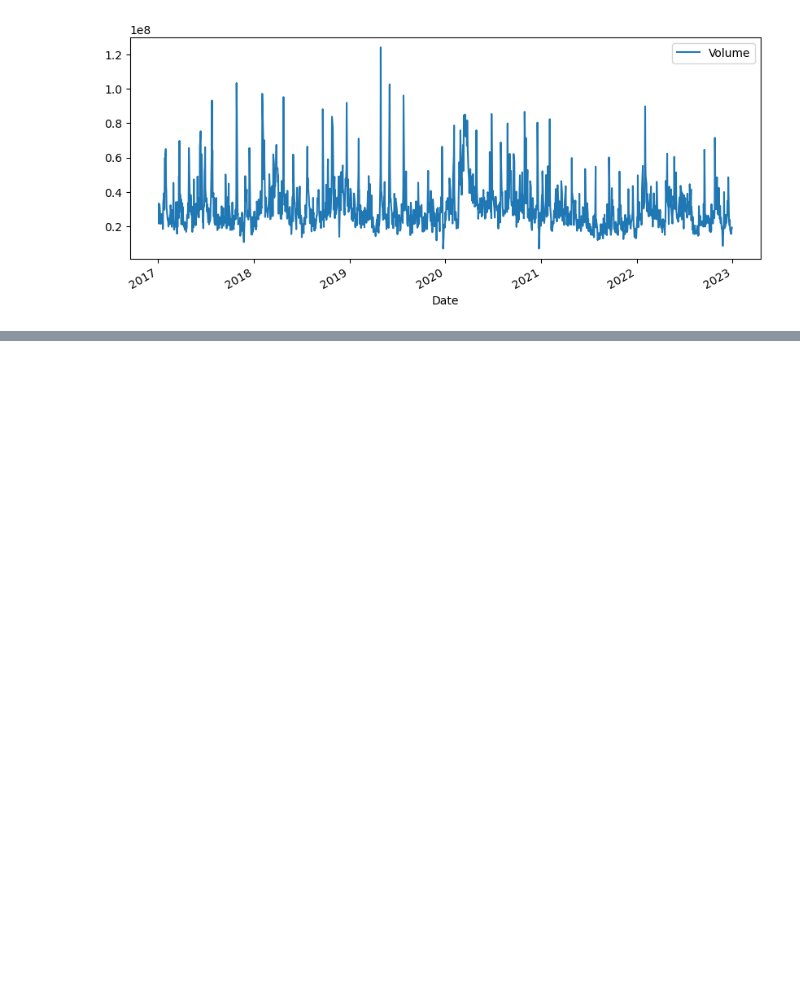
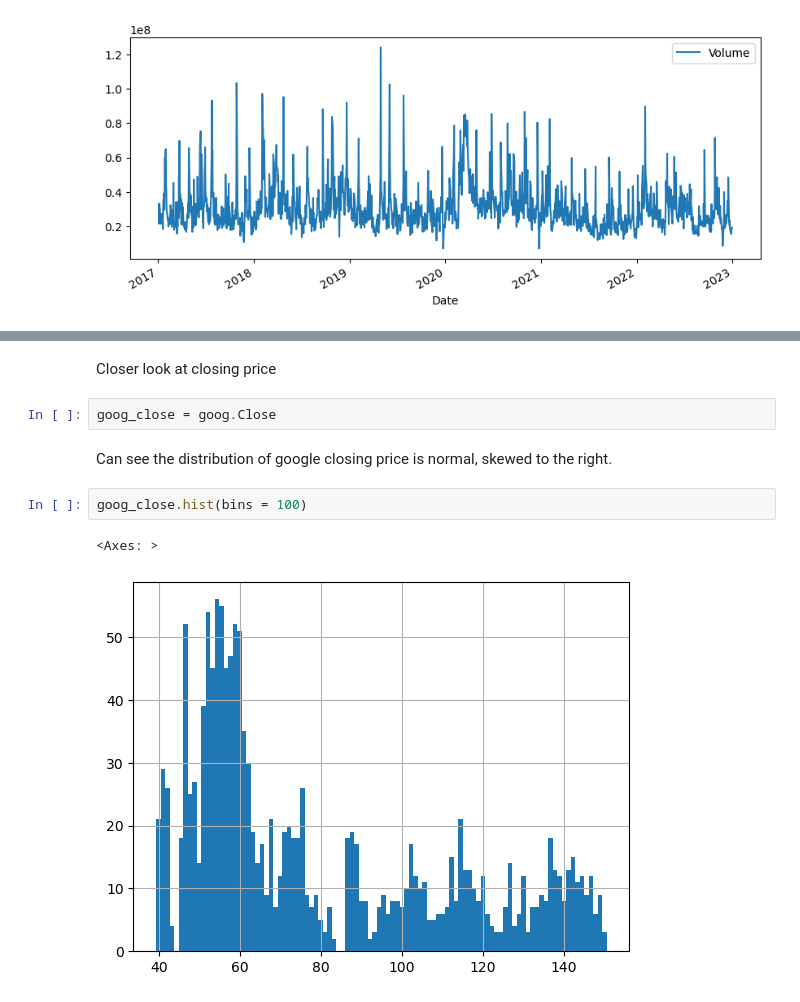
Before and after one commit to brianManesis/Stock-Prediction, a Jupyter notebook: analysis/Google_Analysis.ipynb, the cells around one changed output, grey strips where cells are left out. Drawn from its saved outputs; the diff is of its cells as text; blank space fills up the shorter version.

```diff
--- a/analysis/Google_Analysis.ipynb
+++ b/analysis/Google_Analysis.ipynb
@@ -107,0 +136,11 @@ goog['Volume'].plot(legend=True, figsize=(10,4))
+# %% [markdown]
+Closer look at closing price
+# %%
+goog_close = goog.Close
+# %% [markdown]
+Can see the distribution of google closing price is normal, skewed to the right.
+# %%
+goog_close.hist(bins = 100)
+# %% [output]
+<Axes: >
+[figure, added]
```
Also changed, not shown: parts of 57 cells of this notebook.
